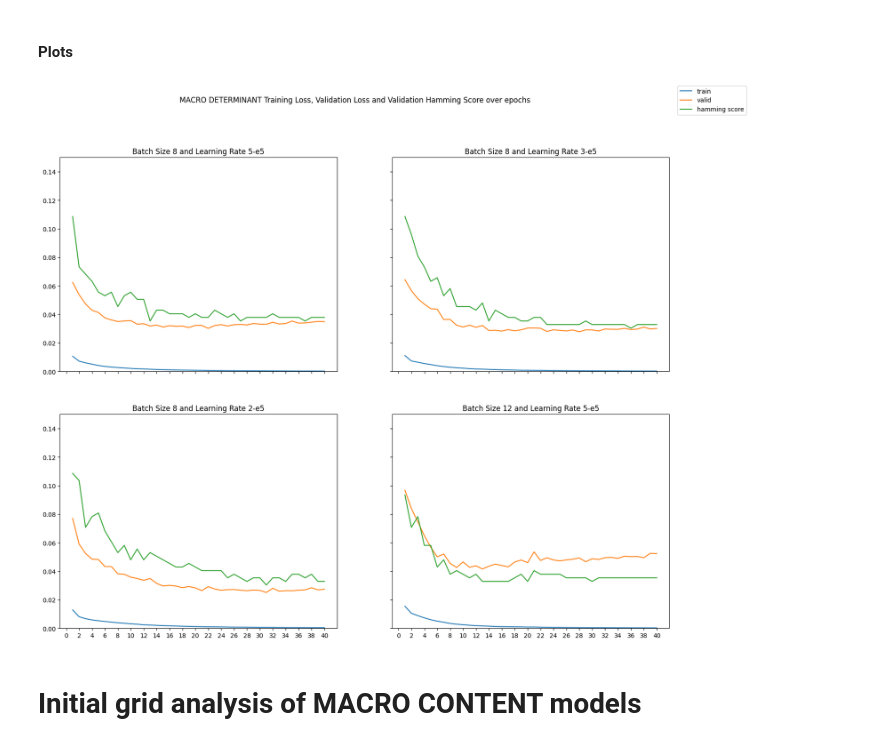
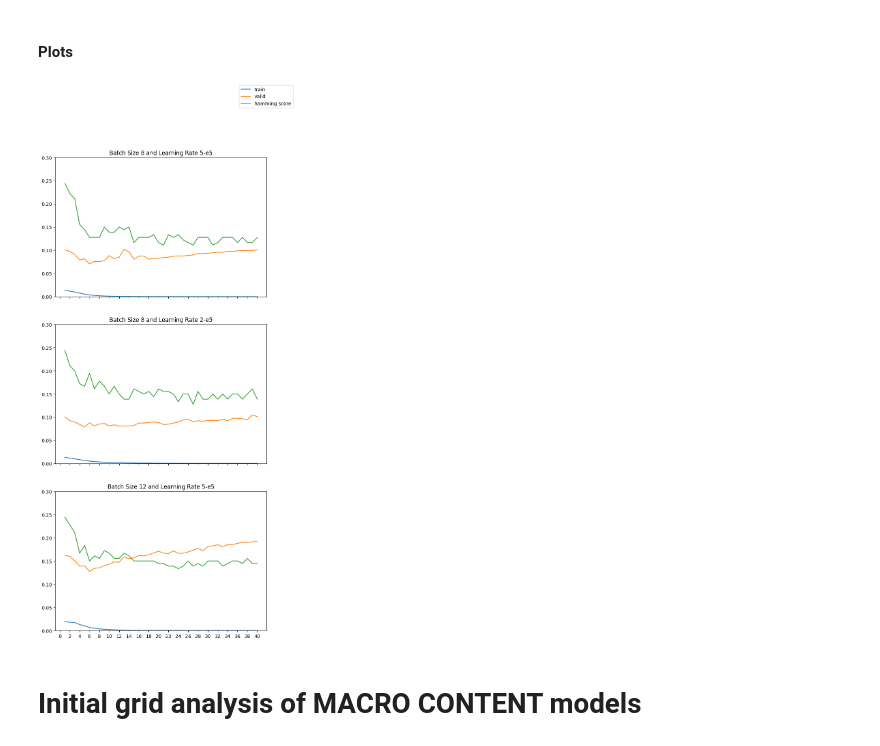
Before and after one commit to alberto-lorente/RorschIA_07-04, a Jupyter notebook: Gridsearch results/Final candidate models/Analysis of Gridserch Results.ipynb, the cells around one changed output. Drawn from its saved outputs; the diff is of its cells as text; code cells hidden in the pictures.

```diff
--- a/Gridsearch results/Final candidate models/Analysis of Gridserch Results.ipynb
+++ b/Gridsearch results/Final candidate models/Analysis of Gridserch Results.ipynb
@@ -300 +288,5 @@ model_5_batch_12 = df.iloc[3]
+# %%
+model_2_batch_8 = df.iloc[0]
+model_5_batch_8 = df.iloc[1]
+model_5_batch_12 = df.iloc[2]
 # %%
@@ -305,47 +296,47 @@ df_model_5_batch_12 = get_train_val_metric_df(model_5_batch_12)
 # %% [markdown]
 #### Plots
 # %%
-fig, ax = plt.subplots(2, 2, sharex=True, sharey=True)
-fig.set_figheight(14)
-fig.set_figwidth(18)
-fig.suptitle("MACRO DETERMINANT Training Loss, Validation Loss and Validation Hamming Score over epochs")
+fig, ax = plt.subplots(3, 1, sharex=True, sharey=True)
+fig.set_figheight(18)
+fig.set_figwidth(8)
+# fig.suptitle("MACRO DETERMINANT Training Loss, Validation Loss and Validation Hamming Score over epochs")
 
-ax[0, 0].set_ylim(0,0.15)
+ax[0].set_ylim(0,0.3)
 
-ax[0, 0].title.set_text("Batch Size 8 and Learning Rate 5-e5")
-ax[0, 0].plot(df_model_5_batch_8.index, df_model_5_batch_8["train_loss"], label="train")
-ax[0, 0].plot(df_model_5_batch_8.index, df_model_5_batch_8["valid_loss"], label="valid")
-ax[0, 0].plot(df_model_5_batch_8.index, df_model_5_batch_8["hamming"], label="hamming score")
+ax[0].title.set_text("Batch Size 8 and Learning Rate 5-e5")
+ax[0].plot(df_model_5_batch_8.index, df_model_5_batch_8["train_loss"], label="train")
+ax[0].plot(df_model_5_batch_8.index, df_model_5_batch_8["valid_loss"], label="valid")
+ax[0].plot(df_model_5_batch_8.index, df_model_5_batch_8["hamming"], label="hamming score")
 
 
-ax[0, 1].set_ylim(0,0.15)
+# ax[0, 1].set_ylim(0,0.15)
 
-ax[0, 1].title.set_text("Batch Size 8 and Learning Rate 3-e5")
-ax[0, 1].plot(df_model_3_batch_8.index, df_model_3_batch_8["train_loss"])
-ax[0, 1].plot(df_model_3_batch_8.index, df_model_3_batch_8["valid_loss"])
-ax[0, 1].plot(df_model_3_batch_8.index, df_model_3_batch_8["hamming"])
+# ax[0, 1].title.set_text("Batch Size 8 and Learning Rate 3-e5")
+# ax[0, 1].plot(df_model_3_batch_8.index, df_model_3_batch_8["train_loss"])
+# ax[0, 1].plot(df_model_3_batch_8.index, df_model_3_batch_8["valid_loss"])
+# ax[0, 1].plot(df_model_3_batch_8.index, df_model_3_batch_8["hamming"])
 
 
-ax[1, 0].set_ylim(0,0.15)
+ax[1].set_ylim(0,0.3)
 
-ax[1, 0].title.set_text("Batch Size 8 and Learning Rate 2-e5")
-ax[1, 0].plot(df_model_2_batch_8.index, df_model_2_batch_8["train_loss"])
-ax[1, 0].plot(df_model_2_batch_8.index, df_model_2_batch_8["valid_loss"])
-ax[1, 0].plot(df_model_2_batch_8.index, df_model_2_batch_8["hamming"])
+ax[1].title.set_text("Batch Size 8 and Learning Rate 2-e5")
+ax[1].plot(df_model_2_batch_8.index, df_model_2_batch_8["train_loss"])
+ax[1].plot(df_model_2_batch_8.index, df_model_2_batch_8["valid_loss"])
+ax[1].plot(df_model_2_batch_8.index, df_model_2_batch_8["hamming"])
 
-ax[1, 1].set_ylim(0,0.15)
+ax[2].set_ylim(0,0.3)
 
-ax[1, 1].title.set_text("Batch Size 12 and Learning Rate 5-e5")
-ax[1, 1].plot(df_model_5_batch_12.index, df_model_5_batch_12["train_loss"])
-ax[1, 1].plot(df_model_5_batch_12.index, df_model_5_batch_12["valid_loss"])
-ax[1, 1].plot(df_model_5_batch_12.index, df_model_5_batch_12["hamming"])
+ax[2].title.set_text("Batch Size 12 and Learning Rate 5-e5")
+ax[2].plot(df_model_5_batch_12.index, df_model_5_batch_12["train_loss"])
+ax[2].plot(df_model_5_batch_12.index, df_model_5_batch_12["valid_loss"])
+ax[2].plot(df_model_5_batch_12.index, df_model_5_batch_12["hamming"])
 xticks(np.arange(0, 41, 2))
 
 
 fig.legend()
 plt.show()
 # %% [output]
-[figure, old version]
+[figure, new version]
 # %% [markdown]
 # Initial grid analysis of MACRO CONTENT models
 # %%
```
Also changed, not shown: parts of 19 cells of this notebook, 4 other files.
